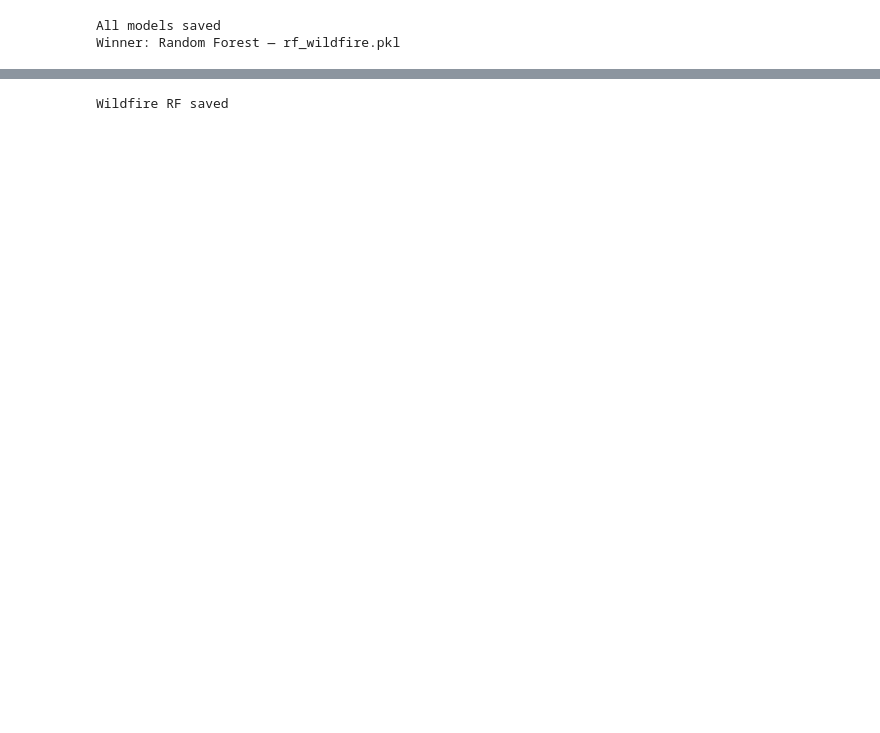
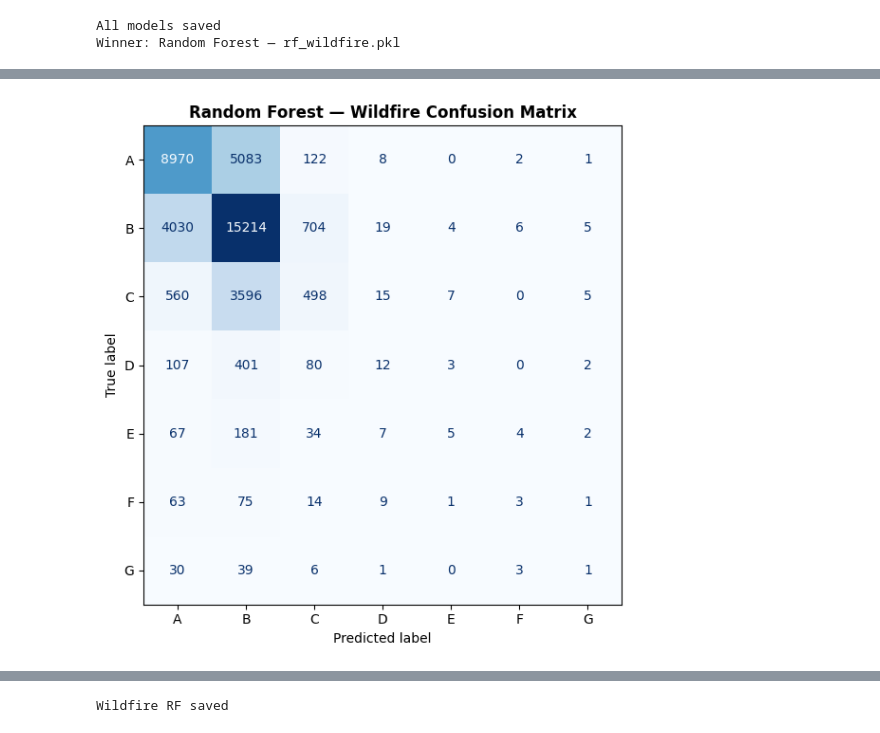
Before and after one commit to IndrayaniBhosale/terraalert, a Jupyter notebook: notebooks/04_wildfire_models.ipynb, the cells around one changed output, grey strips where cells are left out. Saved outputs shown, nothing was run; the diff lists cells and outputs as text; code cells hidden in the pictures; blank space fills up the shorter version.

```diff
--- a/notebooks/04_wildfire_models.ipynb
+++ b/notebooks/04_wildfire_models.ipynb
@@ -177,3 +185,72 @@ print('Winner: Random Forest — rf_wildfire.pkl')
 # %% [output]
 All models saved
 Winner: Random Forest — rf_wildfire.pkl
+# %%
+from sklearn.metrics import (classification_report, confusion_matrix,
+                              ConfusionMatrixDisplay)
+from sklearn.model_selection import cross_val_score
+import matplotlib.pyplot as plt
+import numpy as np
+
+print('='*55)
+print('WILDFIRE MODEL — FULL EVALUATION')
+print('='*55)
+
+class_names = ['A', 'B', 'C', 'D', 'E', 'F', 'G']
+y_pred_rf = rf.predict(X_test)
+
+# 1. Per class metrics
+print('\n1. PER CLASS METRICS (Random Forest):')
+print(classification_report(y_test, y_pred_rf, target_names=class_names))
+
+# 2. Confusion Matrix
+fig, ax = plt.subplots(figsize=(8, 6))
+cm = confusion_matrix(y_test, y_pred_rf)
+disp = ConfusionMatrixDisplay(confusion_matrix=cm, display_labels=class_names)
+disp.plot(ax=ax, cmap='Blues', colorbar=False)
+ax.set_title('Random Forest — Wildfire Confusion Matrix',
+             fontsize=12, fontweight='bold')
+plt.tight_layout()
+plt.savefig('../data/wildfires/confusion_matrix.png', dpi=150, bbox_inches='tight')
+plt.show()
+
+# 3. Cross Validation
+print('\n2. CROSS VALIDATION (5-fold):')
+cv_scores = cross_val_score(
+    rf, X_train, y_train,
+    cv=5, scoring='f1_weighted', n_jobs=-1
+)
+print(f'  Fold scores: {[round(s,4) for s in cv_scores]}')
+print(f'  Mean F1:     {cv_scores.mean():.4f}')
+print(f'  Std Dev:     {cv_scores.std():.4f}')
+print(f'  Test F1:     {rf_f1:.4f}')
+if abs(cv_scores.mean() - rf_f1) < 0.02:
+    print('  Conclusion: Consistent — test score is reliable')
+else:
+    print('  Conclusion: Some variance — model may need more data')
+
+# 4. Error analysis
+print('\n3. ERROR ANALYSIS:')
+report = classification_report(y_test, y_pred_rf,
+                                target_names=class_names,
+                                output_dict=True)
+print(f'\n{"Class":<8} {"Precision":>10} {"Recall":>10} {"F1":>10} {"Support":>10} {"Notes"}')
+print('-'*70)
+for cls in class_names:
+    r = report[cls]
+    flag = ' ← rare class, imbalanced' if int(r['support']) < 500 else ''
+    print(f'{cls:<8} {r["precision"]:>10.4f} {r["recall"]:>10.4f} {r["f1-score"]:>10.4f} {int(r["support"]):>10}{flag}')
+
+print('\n4. KEY FINDINGS:')
+g = report['G']
+b = report['B']
+print(f'Class B (most common — 50% of data):')
+print(f'  Precision={b["precision"]:.4f}, Recall={b["recall"]:.4f}')
+print(f'Class G (catastrophic — 0.2% of data):')
+print(f'  Precision={g["precision"]:.4f}, Recall={g["recall"]:.4f}')
+print(f'\nModel is reliable for common classes A-D.')
+print(f'Rare catastrophic classes F and G have lower recall.')
+print(f'This is expected with class imbalance — weighted F1 accounts for this.')
+print(f'To improve Class G recall: collect more Class G training samples')
+print(f'or use oversampling techniques like SMOTE.')
+# %% [output]
@@ -179,0 +275 @@ Winner: Random Forest — rf_wildfire.pkl
+[figure, added]
```
Also changed, not shown: parts of 4 cells of this notebook, 1 other file.
